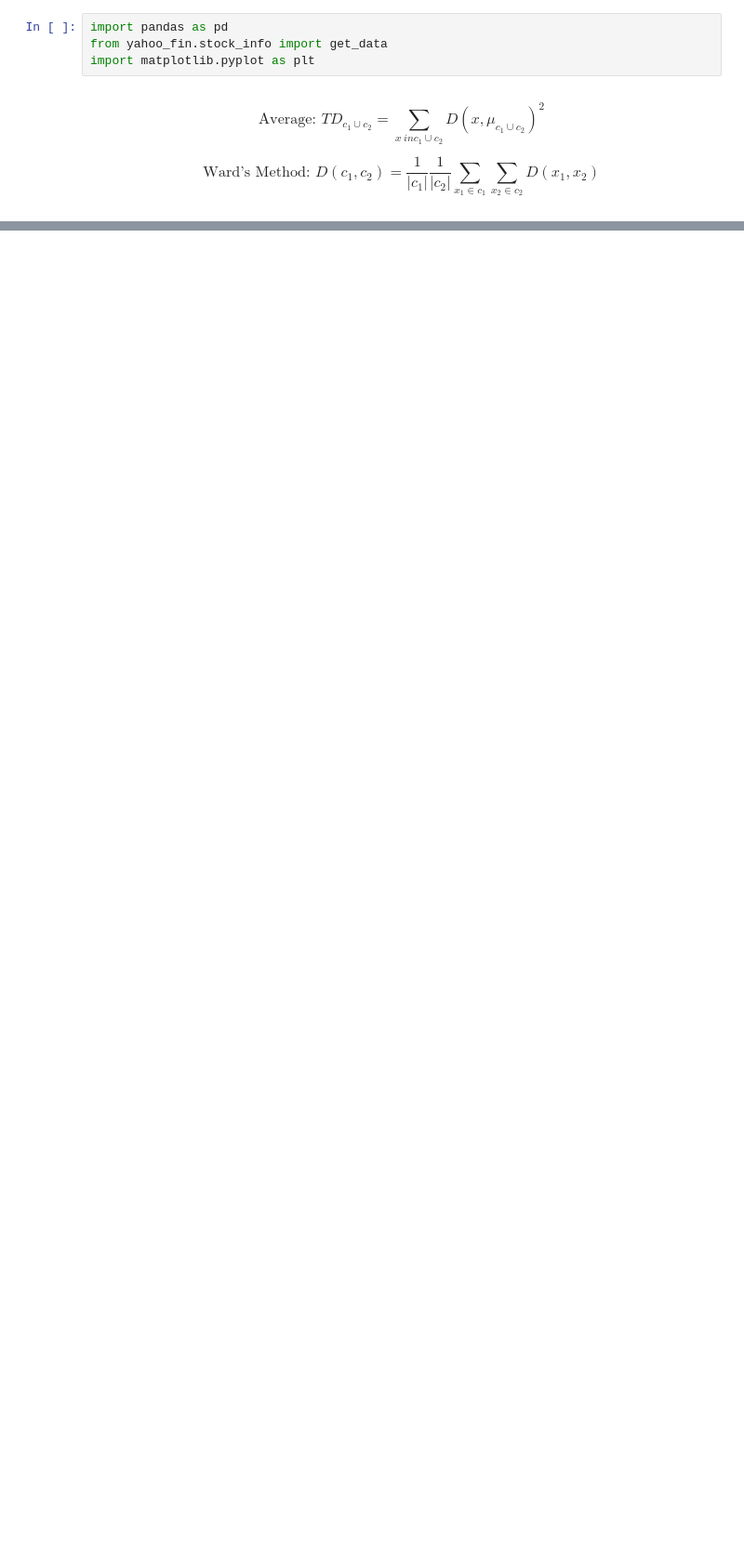
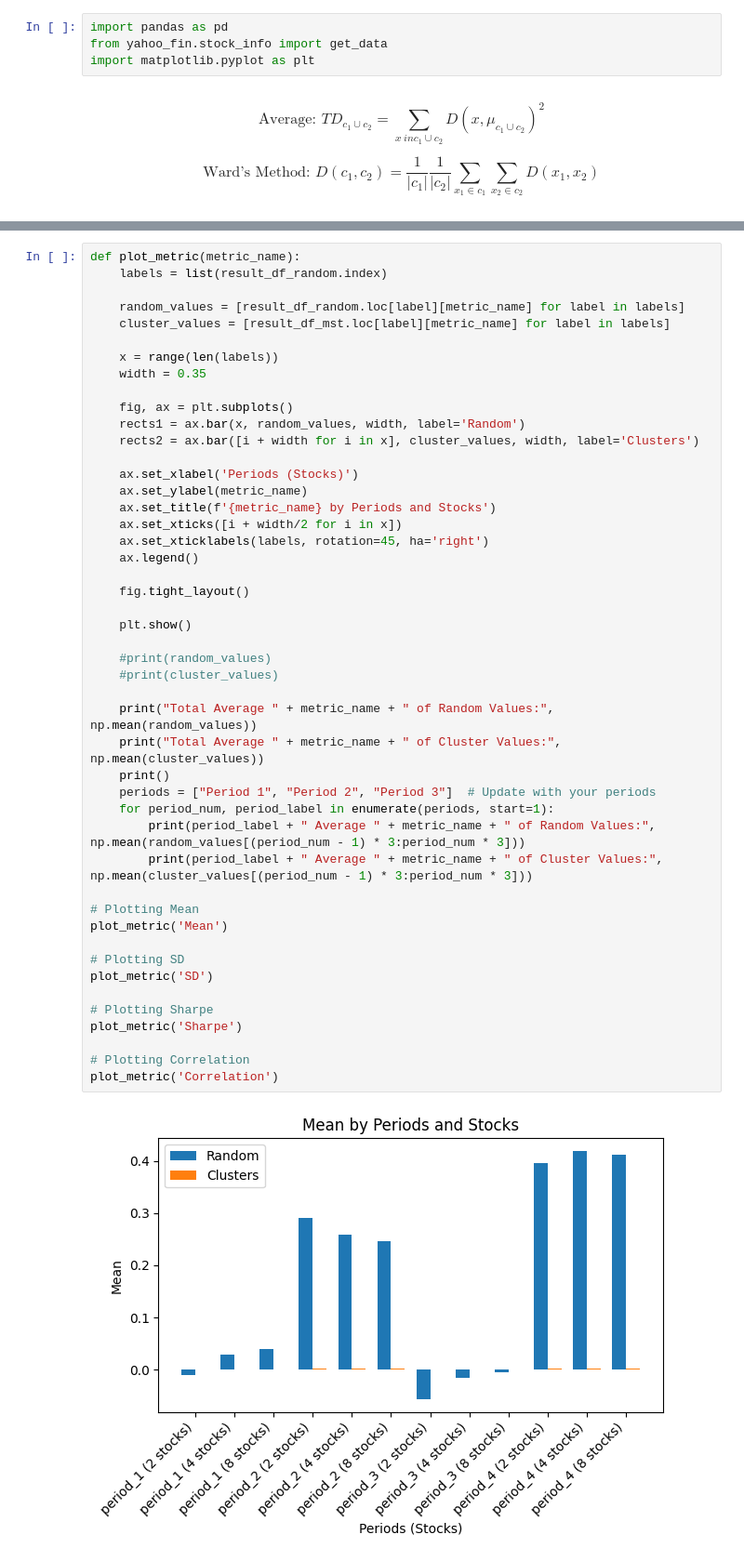
Before and after one commit to jaymay2002/PortfolioSelection, a Jupyter notebook: MSTs.ipynb, the cells around one changed output, grey strips where cells are left out. Shown at 93% size. Cells and saved outputs as stored; diff of their text form; blank space fills up the shorter version.

```diff
--- a/MSTs.ipynb
+++ b/MSTs.ipynb
@@ -458,0 +472,49 @@ for period in ['period_1', 'period_2', 'period_3', 'period_4']:
+# %%
+def plot_metric(metric_name):
+    labels = list(result_df_random.index)
+
+    random_values = [result_df_random.loc[label][metric_name] for label in labels]
+    cluster_values = [result_df_mst.loc[label][metric_name] for label in labels]
+
+    x = range(len(labels))
+    width = 0.35
+
+    fig, ax = plt.subplots()
+    rects1 = ax.bar(x, random_values, width, label='Random')
+    rects2 = ax.bar([i + width for i in x], cluster_values, width, label='Clusters')
+
+    ax.set_xlabel('Periods (Stocks)')
+    ax.set_ylabel(metric_name)
+    ax.set_title(f'{metric_name} by Periods and Stocks')
+    ax.set_xticks([i + width/2 for i in x])
+    ax.set_xticklabels(labels, rotation=45, ha='right')
+    ax.legend()
+
+    fig.tight_layout()
+
+    plt.show()
+
+    #print(random_values)
+    #print(cluster_values)
+
+    print("Total Average " + metric_name + " of Random Values:", np.mean(random_values))
+    print("Total Average " + metric_name + " of Cluster Values:", np.mean(cluster_values))
+    print()
+    periods = ["Period 1", "Period 2", "Period 3"]  # Update with your periods
+    for period_num, period_label in enumerate(periods, start=1):
+        print(period_label + " Average " + metric_name + " of Random Values:", np.mean(random_values[(period_num - 1) * 3:period_num * 3]))
+        print(period_label + " Average " + metric_name + " of Cluster Values:", np.mean(cluster_values[(period_num - 1) * 3:period_num * 3]))
+
+# Plotting Mean
+plot_metric('Mean')
+
+# Plotting SD
+plot_metric('SD')
+
+# Plotting Sharpe
+plot_metric('Sharpe')
+
+# Plotting Correlation
+plot_metric('Correlation')
+# %% [output]
+[figure, added]
```
Also changed, not shown: parts of 9 cells of this notebook.
